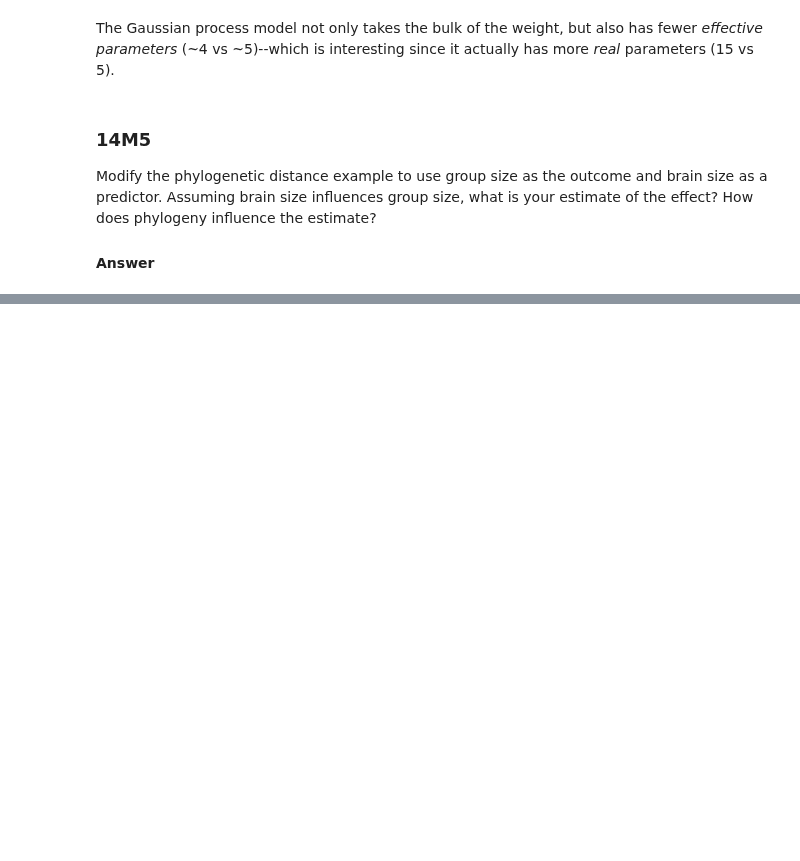
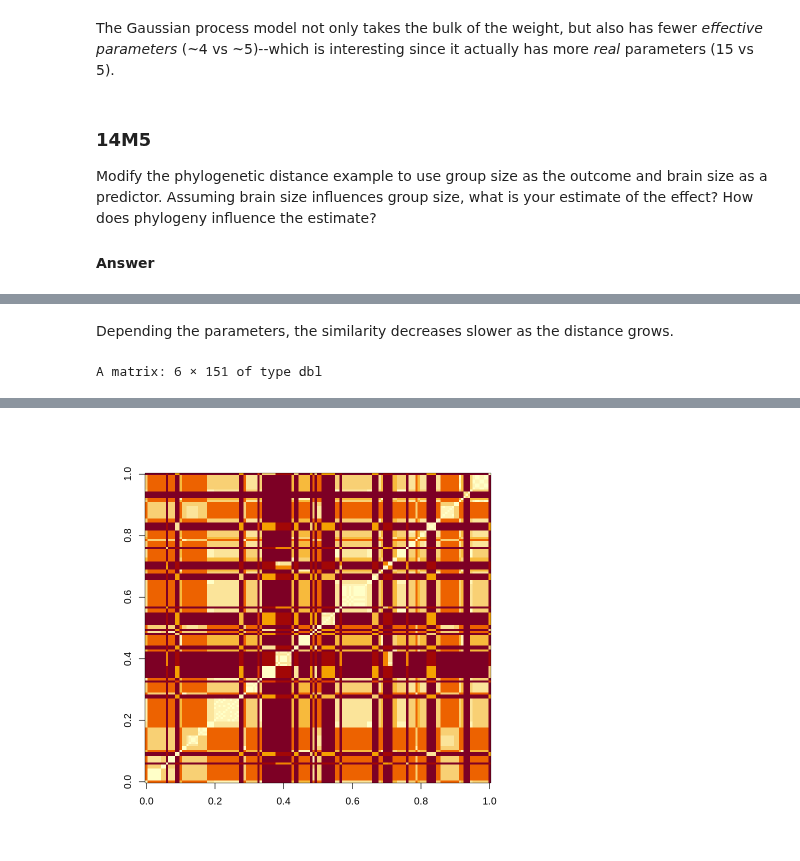
Before and after one commit to nicklausmillican/StatisticalRethinkingIISolutions, a Jupyter notebook: StatisticalRethinkingSolutions2_Ch14.ipynb, the cells around one changed output, grey strips where cells are left out. Cells and saved outputs as stored; diff of their text form; code cells hidden in the pictures; blank space fills up the shorter version.

```diff
--- a/StatisticalRethinkingSolutions2_Ch14.ipynb
+++ b/StatisticalRethinkingSolutions2_Ch14.ipynb
@@ -1092,0 +1028,9 @@ Total execution time: 116.3 seconds.
+# %% [markdown]
+Depending the parameters, the similarity decreases slower as the distance grows.
+# %%
+dat_list$Dmat <- Dmat[spp_obs, spp_obs]/ max(Dmat)
+
+head(dat_list$Dmat)
+image(dat_list$Dmat)
+# %% [output]
+A matrix: 6 × 151 of type dbl
@@ -1093 +1044,2 @@ Total execution time: 116.3 seconds.
+[figure, added]
 # %%
```
Also changed, not shown: parts of 15 cells of this notebook.
